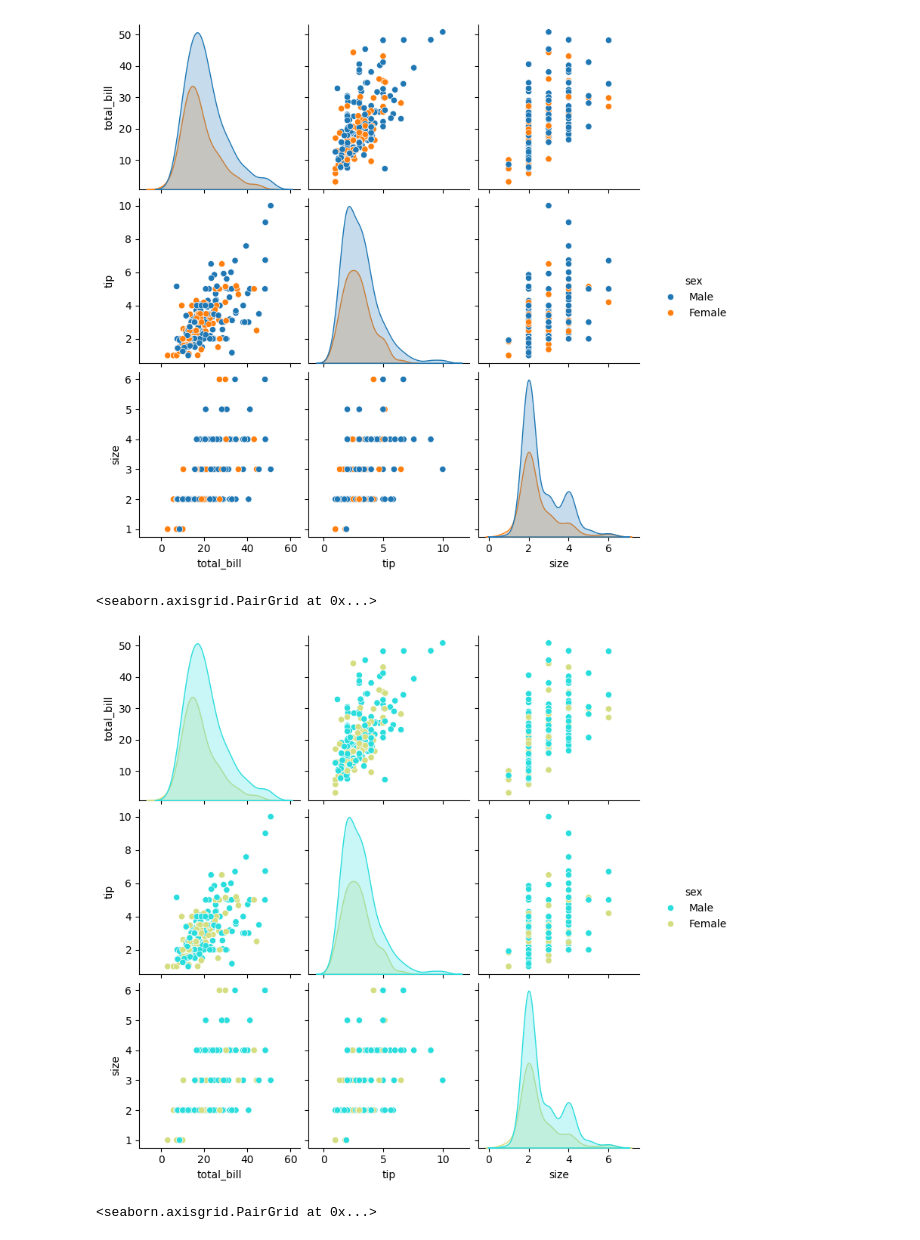
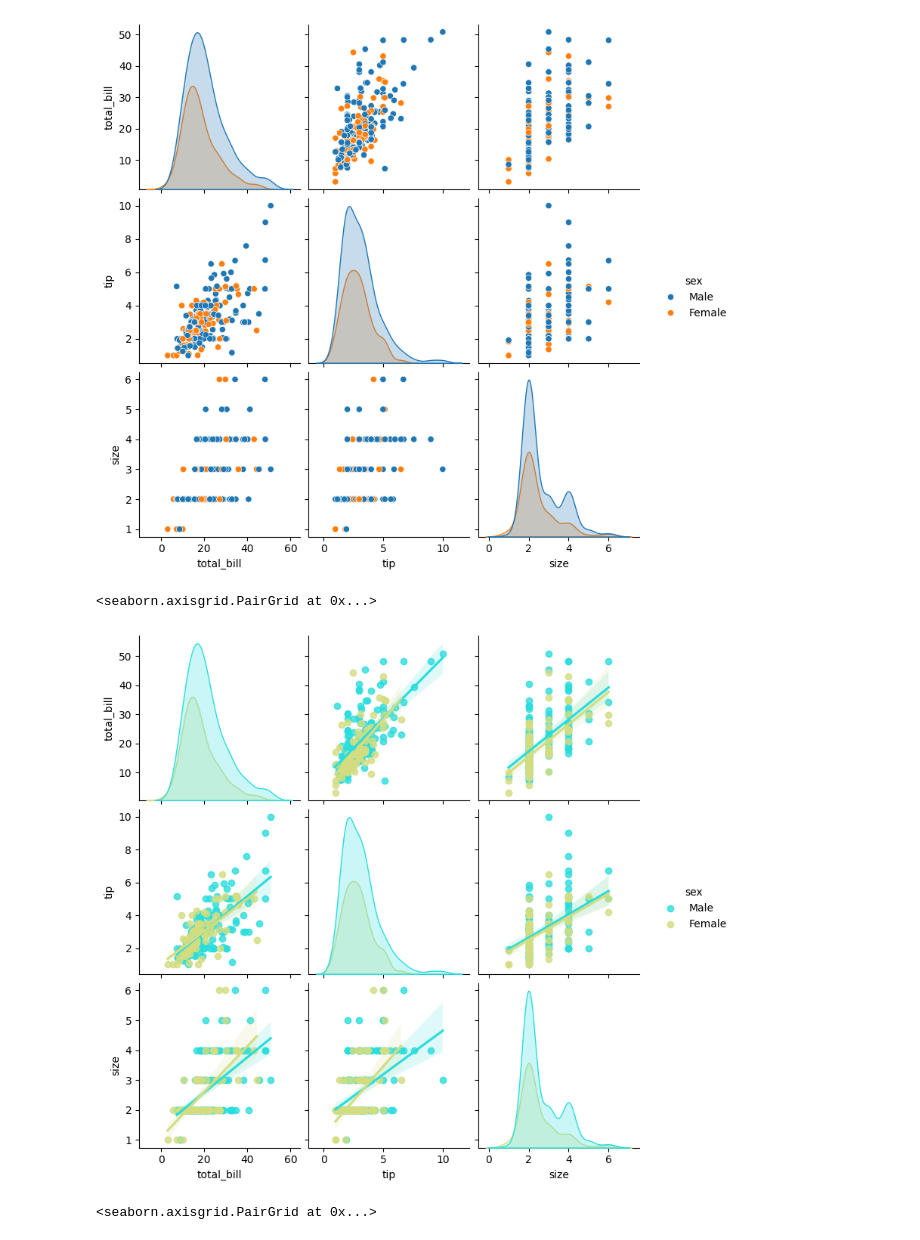
Before and after one commit to MECHMEGA991/Python-libraires, a Jupyter notebook: Matplotlib/02_Distribution.ipynb, the cells around one changed output. Cells and saved outputs as stored; diff of their text form; code cells hidden in the pictures.

```diff
--- a/Matplotlib/02_Distribution.ipynb
+++ b/Matplotlib/02_Distribution.ipynb
@@ -112,10 +114,10 @@ sns.pairplot(df,hue='sex')
 [figure]
 # %%
 # palette
-sns.pairplot(df,hue='sex',palette='rainbow')
+sns.pairplot(df,hue='sex',palette='rainbow',kind='reg')
 # %% [output]
 <seaborn.axisgrid.PairGrid at 0x...>
-[figure, old version]
+[figure, new version]
 # %%
 sns.pairplot(df,hue='size',palette='rainbow')
 # %% [output]
```
Also changed, not shown: parts of 3 cells of this notebook, 5 other files.
